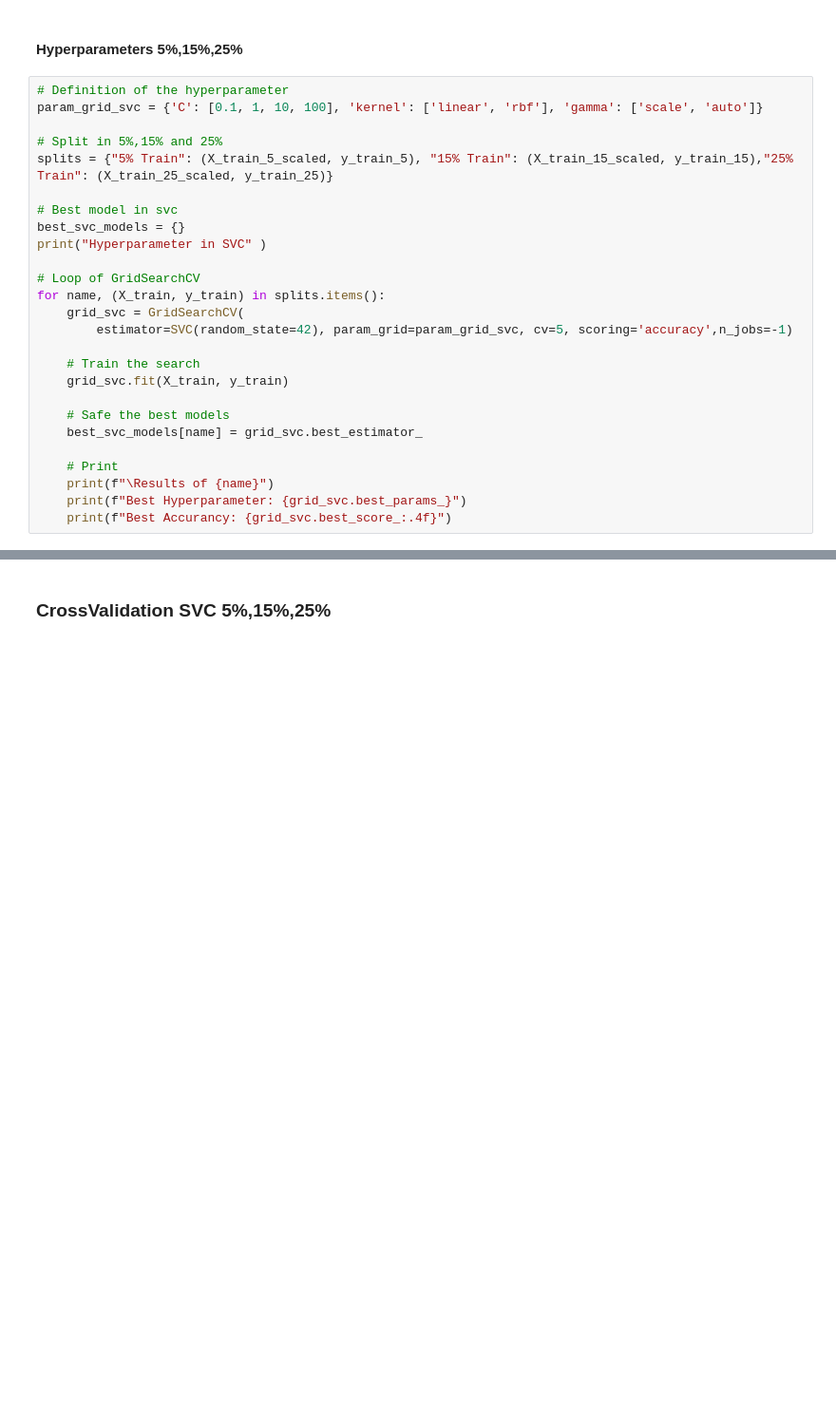
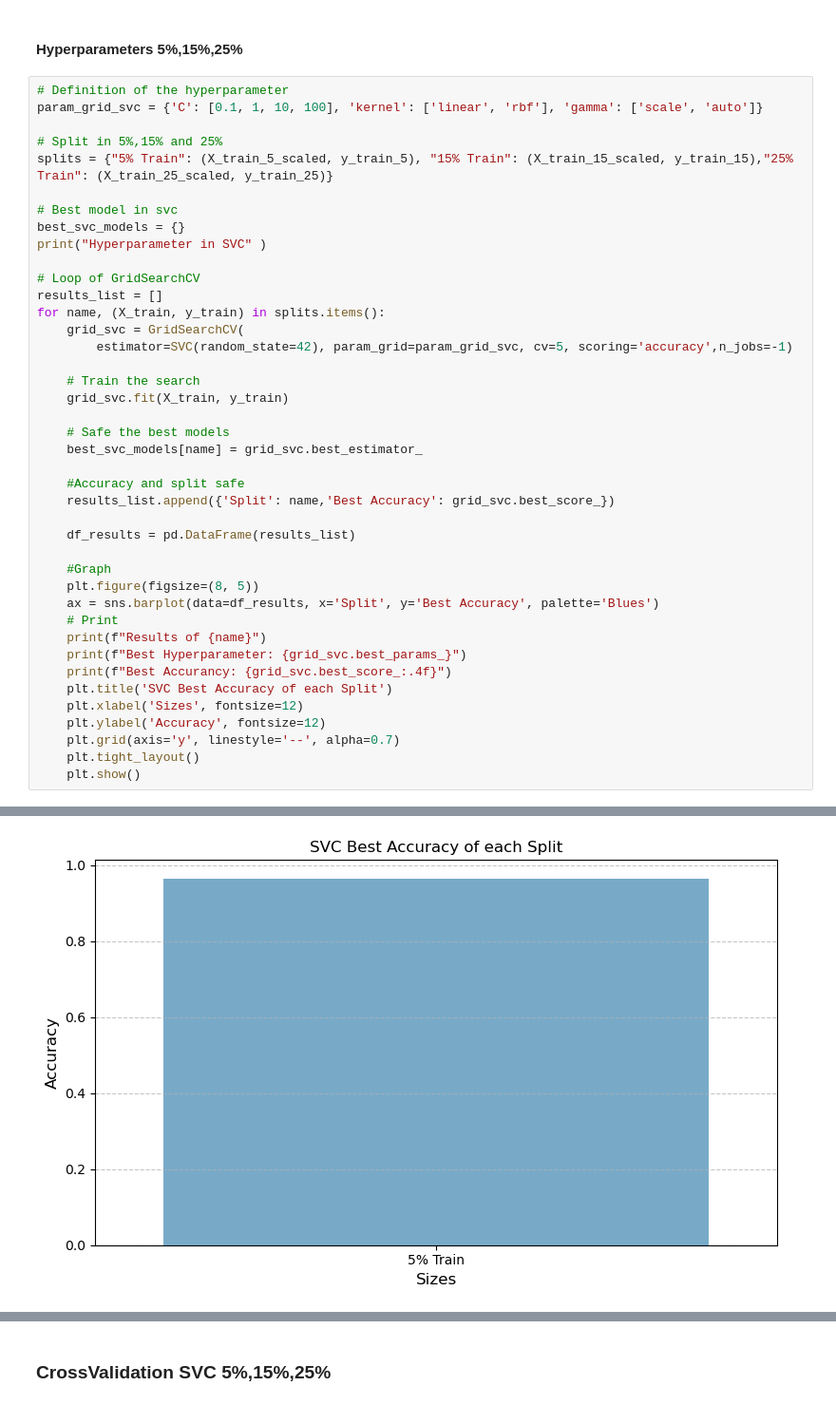
Before and after one commit to 2026362-Silvia/Machine-Learning, a Jupyter notebook: SilviaSolanoMarchini_1st_assessment_ML.ipynb, the cells around one changed output, grey strips where cells are left out. Shown at 95% size. Cells and saved outputs as stored; diff of their text form; blank space fills up the shorter version.

Commit message:
visual of svc and rf

```diff
--- a/SilviaSolanoMarchini_1st_assessment_ML.ipynb
+++ b/SilviaSolanoMarchini_1st_assessment_ML.ipynb
@@ -623,6 +623,7 @@ best_svc_models = {}
 print("Hyperparameter in SVC" )
 
 # Loop of GridSearchCV
+results_list = []
 for name, (X_train, y_train) in splits.items():
     grid_svc = GridSearchCV(
         estimator=SVC(random_state=42), param_grid=param_grid_svc, cv=5, scoring='accuracy',n_jobs=-1)
@@ -633,9 +634,23 @@ for name, (X_train, y_train) in splits.items():
     # Safe the best models
     best_svc_models[name] = grid_svc.best_estimator_
 
+    #Accuracy and split safe
+    results_list.append({'Split': name,'Best Accuracy': grid_svc.best_score_})
+
+    df_results = pd.DataFrame(results_list)
+
+    #Graph
+    plt.figure(figsize=(8, 5))
+    ax = sns.barplot(data=df_results, x='Split', y='Best Accuracy', palette='Blues')
     # Print
-    print(f"\Results of {name}")
+    print(f"Results of {name}")
     print(f"Best Hyperparameter: {grid_svc.best_params_}")
     print(f"Best Accurancy: {grid_svc.best_score_:.4f}")
+    plt.title('SVC Best Accuracy of each Split')
+    plt.xlabel('Sizes', fontsize=12)
+    plt.ylabel('Accuracy', fontsize=12)
+    plt.grid(axis='y', linestyle='--', alpha=0.7)
+    plt.tight_layout()
+    plt.show()
 # %% [output]
 Hyperparameter in SVC
@@ -650,0 +660 @@ Best Accurancy: 0.9589
+[figure, added]
```
Also changed, not shown: parts of 2 cells of this notebook.
